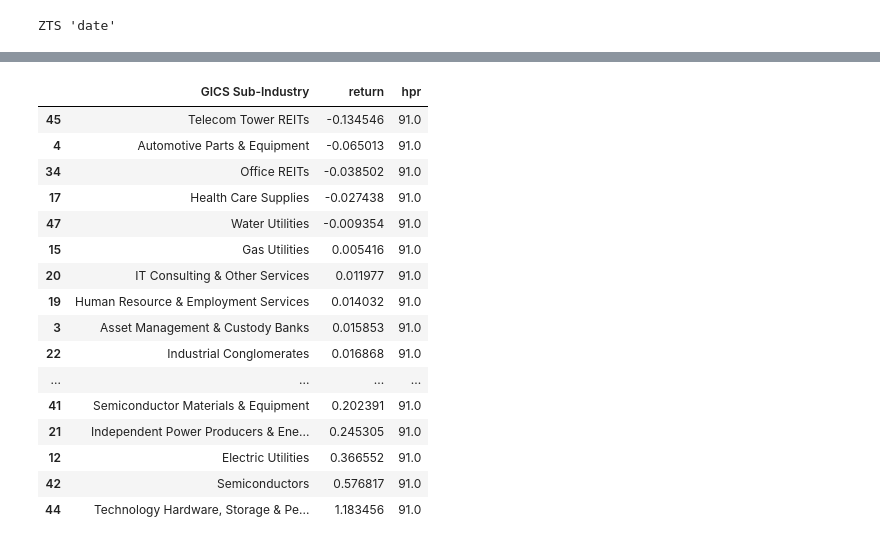
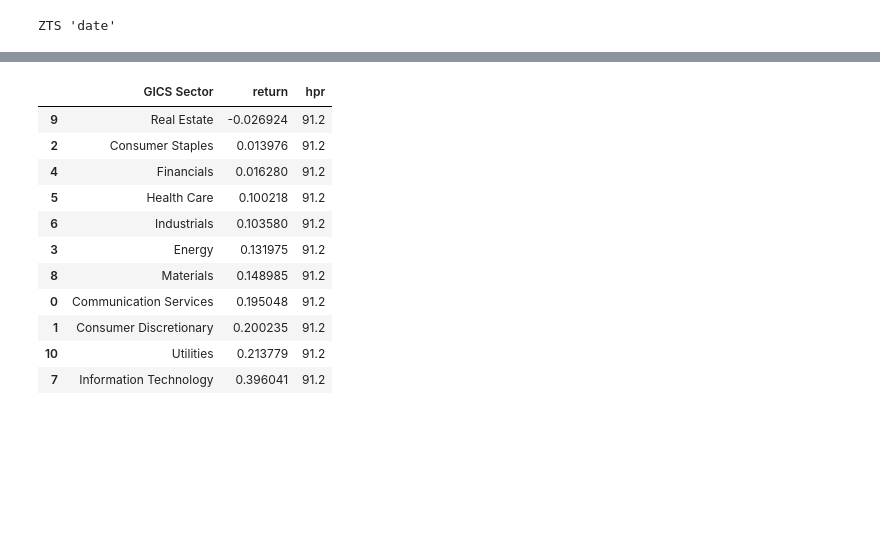
Before and after one commit to chung-ejy/sapling, a Jupyter notebook: multiasset_financial_machine_active_analysis.ipynb, the cells around one changed output, grey strips where cells are left out. Cells and saved outputs as stored; diff of their text form; code cells hidden in the pictures; blank space fills up the shorter version.

```diff
--- a/multiasset_financial_machine_active_analysis.ipynb
+++ b/multiasset_financial_machine_active_analysis.ipynb
@@ -115,8 +95,8 @@ factors_df[[x for x in factors_df.columns if x not in unneeded_columns]].corr()[
 model = XGBRegressor()
 factors = ["ptb","roa","mktcap","bm","short_debt","volume","divyield","adjclose"]
 factors_df.sort_values(["year","quarter"],inplace=True)
-training_data = factors_df[(factors_df["year"]<2023)].dropna()
-sim = factors_df[factors_df["year"]>=2023].drop("y",axis=1).dropna()
+training_data = factors_df[(factors_df["year"]<2020)].dropna()
+sim = factors_df[factors_df["year"]>=2020].drop("y",axis=1).dropna()
 model.fit(training_data[factors],training_data["y"])
 sim["prediction"] = model.predict(sim[factors])
 # %%
@@ -132,7 +112,7 @@ for ticker in tqdm(sp500["ticker"].unique()):
         price = price.merge(sim[["year","quarter","ticker","prediction"]],on=["year","quarter","ticker"],how="left")
         price = price.merge(spy[["date","spy"]],on="date",how="left")
         price = price.merge(market_yield[["date","rf"]],on="date",how="left")
-        price = price.merge(sp500[["ticker","GICS Sub-Industry"]],on="ticker",how="left")
+        price = price.merge(sp500[["ticker","GICS Sector"]],on="ticker",how="left")
         price["expected_return"] = (price["prediction"] - price["adjclose"]) / price["adjclose"]
         price["historical_return"] = price["adjclose"].pct_change(90)
         price["factor_return"] = price["spy"].pct_change(90)
@@ -140,6 +120,7 @@ for ticker in tqdm(sp500["ticker"].unique()):
         price["var"] = price["factor_return"].rolling(100).var()
         price["beta"] = price["cov"] / price["var"]
         price["excess_return"] = price["rf"] + price["beta"] * (price["expected_return"] - price["rf"])
+        price["sigma"] = price["adjclose"].rolling(262).std()
         prices.append(price)
     except Exception as e:
         print(ticker,str(e))
@@ -153,4 +134,4 @@ ZTS 'date'
 # %%
 sim = pd.concat(prices).dropna()
 sim["quarter"] = [x.quarter for x in sim["date"]]
-sim = sim[sim["date"]>datetime(2024,1,1)]
+sim = sim[sim["date"]>datetime(2022,1,1)]
@@ -325,5 +344,5 @@ plt.show()
 # %%
-t = pd.DataFrame(trades).merge(sp500[["ticker","GICS Sub-Industry"]],on="ticker",how="left")
+t = pd.DataFrame(trades).merge(sp500[["ticker","GICS Sector"]],on="ticker",how="left")
 t["return"] = (t["adjclose"] - t["buy_price"]) / t["buy_price"]
 t["hpr"] = t["sell_date"] - t["buy_date"]
 t["hpr"] = [int(x.days) for x in t["hpr"]]
@@ -350,20 +369,15 @@ t.sort_values("return",ascending=False).head(30)
 # %%
-t.groupby(["GICS Sub-Industry"]).agg({"return":"mean","hpr":"mean"}).reset_index().sort_values("return").tail(50)
+t.groupby(["GICS Sector"]).agg({"return":"mean","hpr":"mean"}).reset_index().sort_values("return").tail(50)
 # %% [output]
-|  | GICS Sub-Industry | return | hpr |
-| 45 | Telecom Tower REITs | -0.134546 | 91.0 |
-| 4 | Automotive Parts & Equipment | -0.065013 | 91.0 |
-| 34 | Office REITs | -0.038502 | 91.0 |
-| 17 | Health Care Supplies | -0.027438 | 91.0 |
-| 47 | Water Utilities | -0.009354 | 91.0 |
-| 15 | Gas Utilities | 0.005416 | 91.0 |
-| 20 | IT Consulting & Other Services | 0.011977 | 91.0 |
-| 19 | Human Resource & Employment Services | 0.014032 | 91.0 |
-| 3 | Asset Management & Custody Banks | 0.015853 | 91.0 |
-| 22 | Industrial Conglomerates | 0.016868 | 91.0 |
-| ... | ... | ... | ... |
-| 41 | Semiconductor Materials & Equipment | 0.202391 | 91.0 |
-| 21 | Independent Power Producers & Ene... | 0.245305 | 91.0 |
-| 12 | Electric Utilities | 0.366552 | 91.0 |
-| 42 | Semiconductors | 0.576817 | 91.0 |
-| 44 | Technology Hardware, Storage & Pe... | 1.183456 | 91.0 |
+|  | GICS Sector | return | hpr |
+| 9 | Real Estate | -0.026924 | 91.2 |
+| 2 | Consumer Staples | 0.013976 | 91.2 |
+| 4 | Financials | 0.016280 | 91.2 |
+| 5 | Health Care | 0.100218 | 91.2 |
+| 6 | Industrials | 0.103580 | 91.2 |
+| 3 | Energy | 0.131975 | 91.2 |
+| 8 | Materials | 0.148985 | 91.2 |
+| 0 | Communication Services | 0.195048 | 91.2 |
+| 1 | Consumer Discretionary | 0.200235 | 91.2 |
+| 10 | Utilities | 0.213779 | 91.2 |
+| 7 | Information Technology | 0.396041 | 91.2 |
```
Also changed, not shown: parts of 13 cells of this notebook, 1 other file.
